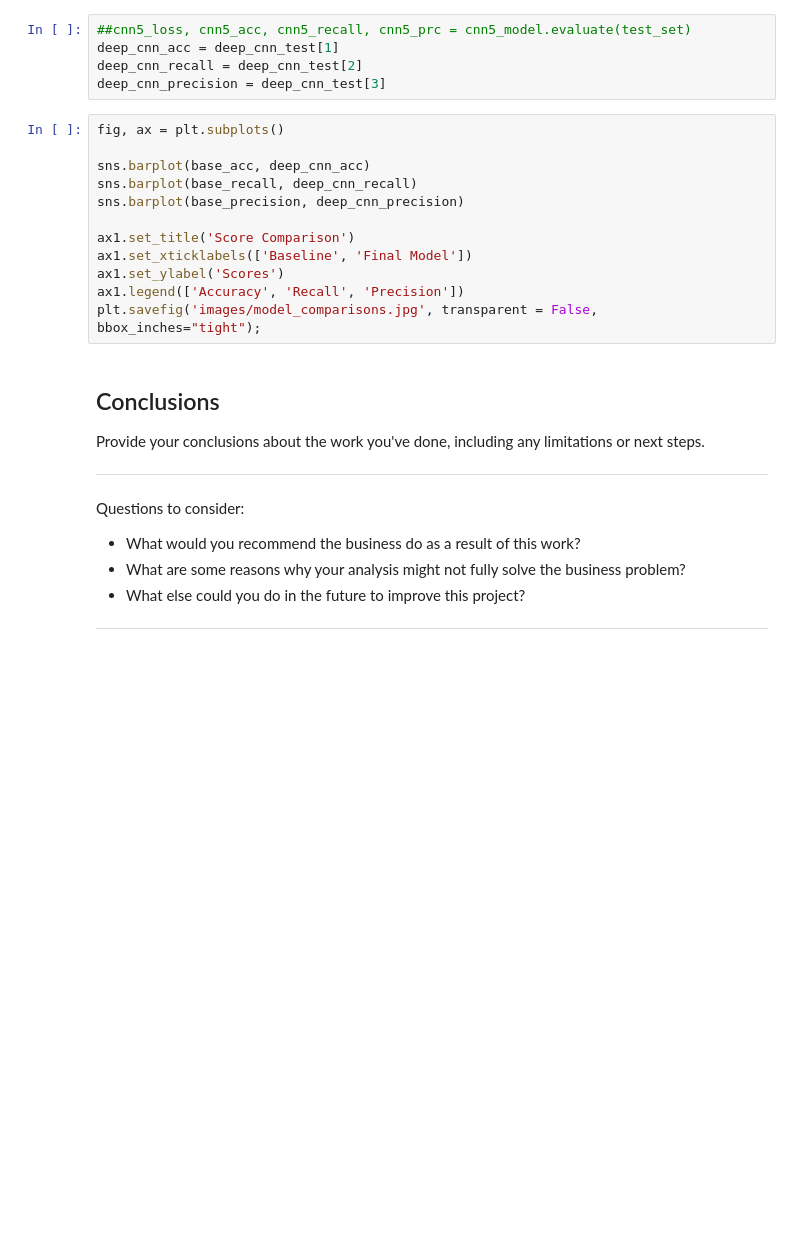
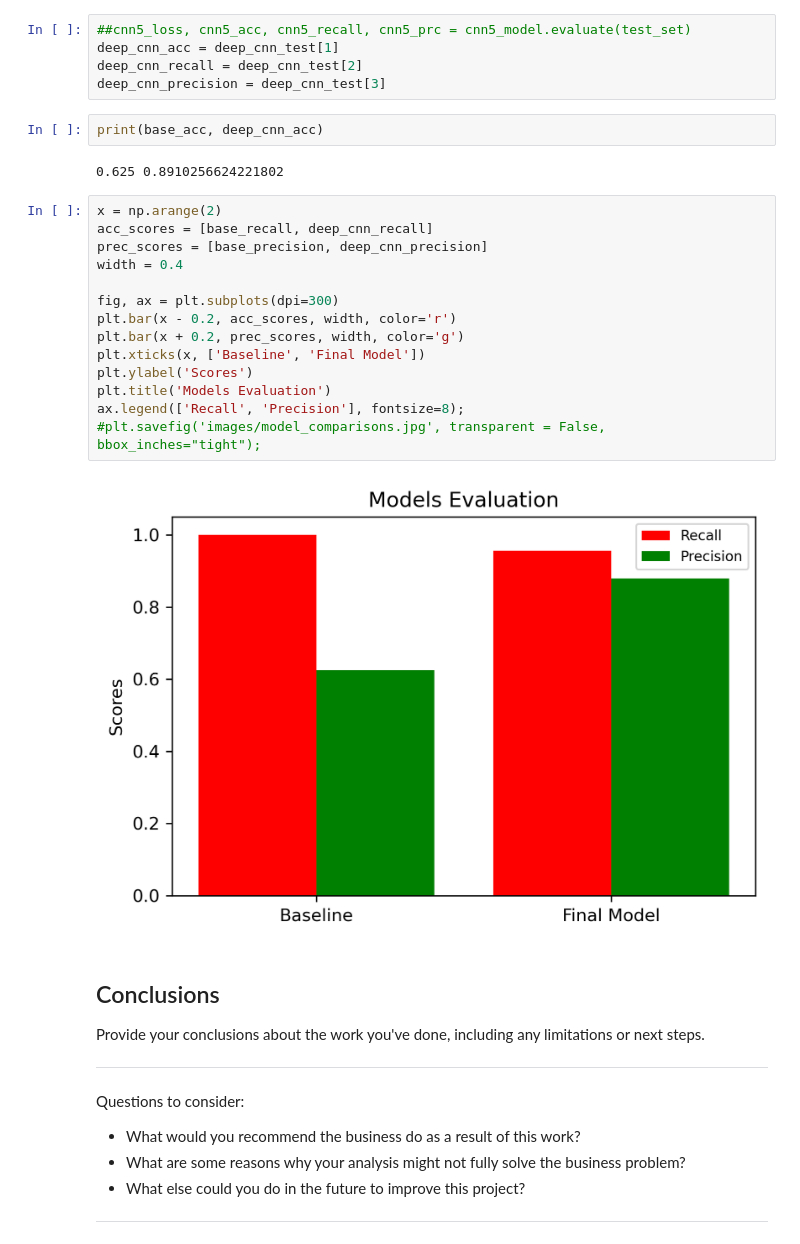
Before and after one commit to Meir-Alelov/Deep_Learning_Pneumonia_Detection, a Jupyter notebook: Deep_Learning_Pneumonia_Detection.ipynb, the cells around one changed output. Saved outputs shown, nothing was run; the diff lists cells and outputs as text; blank space fills up the shorter version.

```diff
--- a/Deep_Learning_Pneumonia_Detection.ipynb
+++ b/Deep_Learning_Pneumonia_Detection.ipynb
@@ -687,18 +797,26 @@ deep_cnn_test = deep_cnn.evaluate(test_set)
 deep_cnn_acc = deep_cnn_test[1]
 deep_cnn_recall = deep_cnn_test[2]
 deep_cnn_precision = deep_cnn_test[3]
-# %%
-fig, ax = plt.subplots()
-
-sns.barplot(base_acc, deep_cnn_acc)
-sns.barplot(base_recall, deep_cnn_recall)
-sns.barplot(base_precision, deep_cnn_precision)
-
-ax1.set_title('Score Comparison')
-ax1.set_xticklabels(['Baseline', 'Final Model'])
-ax1.set_ylabel('Scores')
-ax1.legend(['Accuracy', 'Recall', 'Precision'])
-plt.savefig('images/model_comparisons.jpg', transparent = False, bbox_inches="tight");
+# %%
+print(base_acc, deep_cnn_acc)
+# %% [output]
+0.625 0.8910256624221802
+# %%
+x = np.arange(2)
+acc_scores = [base_recall, deep_cnn_recall]
+prec_scores = [base_precision, deep_cnn_precision]
+width = 0.4
+
+fig, ax = plt.subplots(dpi=300)
+plt.bar(x - 0.2, acc_scores, width, color='r')
+plt.bar(x + 0.2, prec_scores, width, color='g')
+plt.xticks(x, ['Baseline', 'Final Model'])
+plt.ylabel('Scores')
+plt.title('Models Evaluation')
+ax.legend(['Recall', 'Precision'], fontsize=8);
+#plt.savefig('images/model_comparisons.jpg', transparent = False, bbox_inches="tight");
+# %% [output]
+[figure, added]
 # %% [markdown]
 ## Conclusions
 Provide your conclusions about the work you've done, including any limitations or next steps.
```
Also changed, not shown: parts of 16 cells of this notebook, 1 other file.
